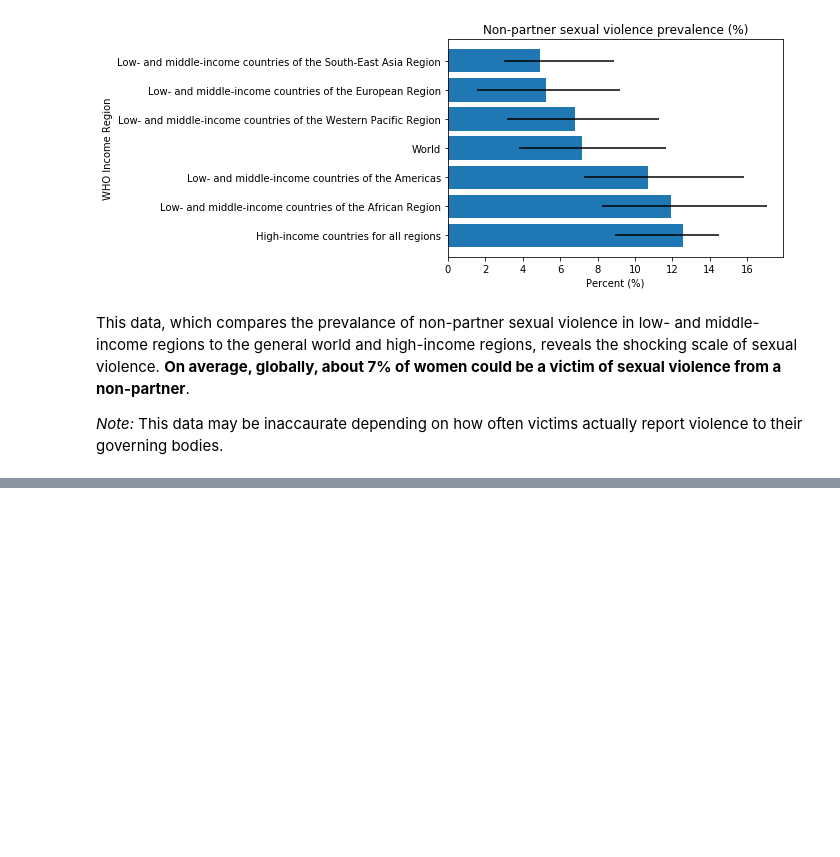
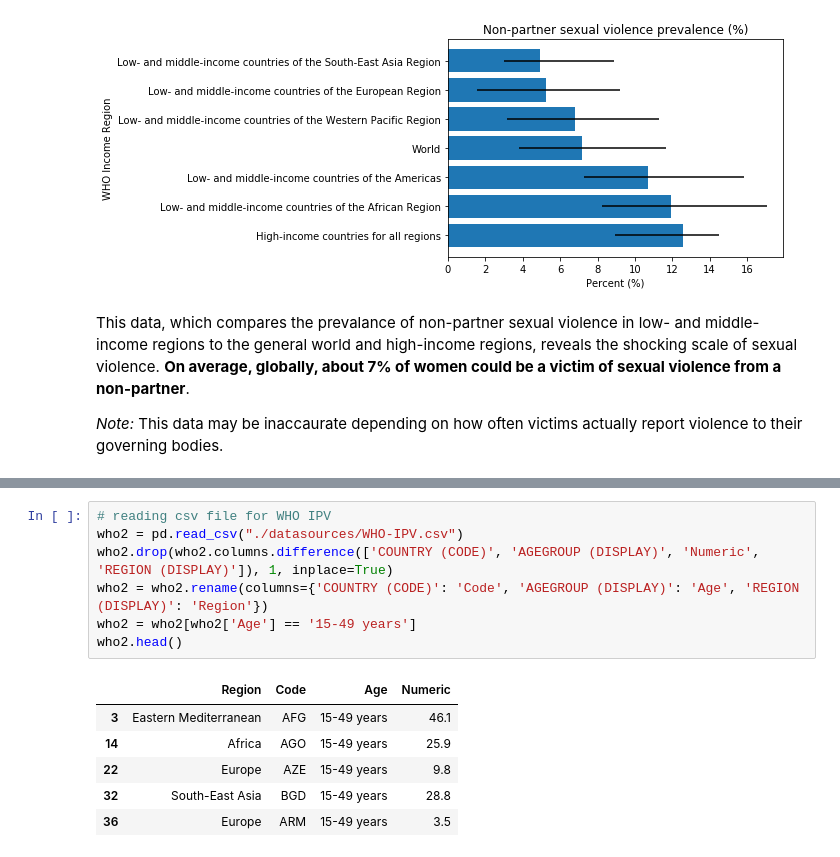
Before and after one commit to RachelWalter/techtogether2020, a Jupyter notebook: sexualviolencedata.ipynb, the cells around one changed output, grey strips where cells are left out. Cells and saved outputs as stored; diff of their text form; blank space fills up the shorter version.

```diff
--- a/sexualviolencedata.ipynb
+++ b/sexualviolencedata.ipynb
@@ -62,0 +68,14 @@ This data, which compares the prevalance of non-partner sexual violence in low-
+# %%
+# reading csv file for WHO IPV
+who2 = pd.read_csv("./datasources/WHO-IPV.csv")
+who2.drop(who2.columns.difference(['COUNTRY (CODE)', 'AGEGROUP (DISPLAY)', 'Numeric', 'REGION (DISPLAY)']), 1, inplace=True)
+who2 = who2.rename(columns={'COUNTRY (CODE)': 'Code', 'AGEGROUP (DISPLAY)': 'Age', 'REGION (DISPLAY)': 'Region'})
+who2 = who2[who2['Age'] == '15-49 years']
+who2.head()
+# %% [output]
+|  | Region | Code | Age | Numeric |
+| 3 | Eastern Mediterranean | AFG | 15-49 years | 46.1 |
+| 14 | Africa | AGO | 15-49 years | 25.9 |
+| 22 | Europe | AZE | 15-49 years | 9.8 |
+| 32 | South-East Asia | BGD | 15-49 years | 28.8 |
+| 36 | Europe | ARM | 15-49 years | 3.5 |
```
Also changed, not shown: parts of 6 cells of this notebook, 1 other file.
